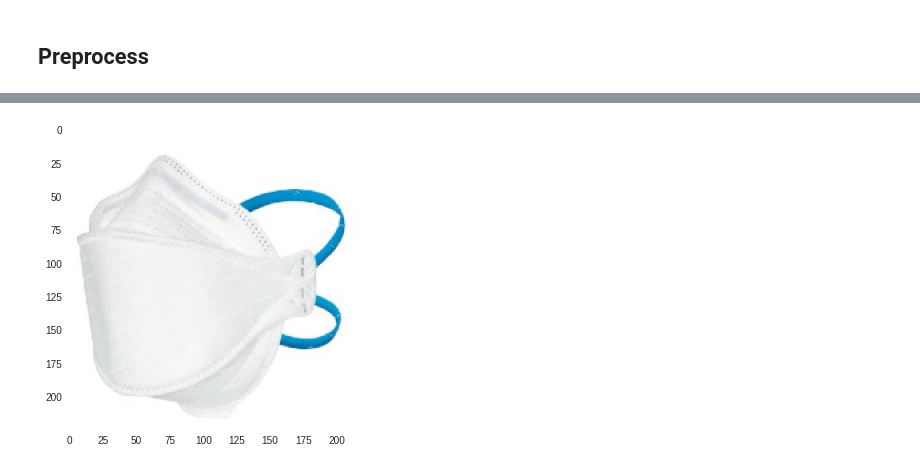
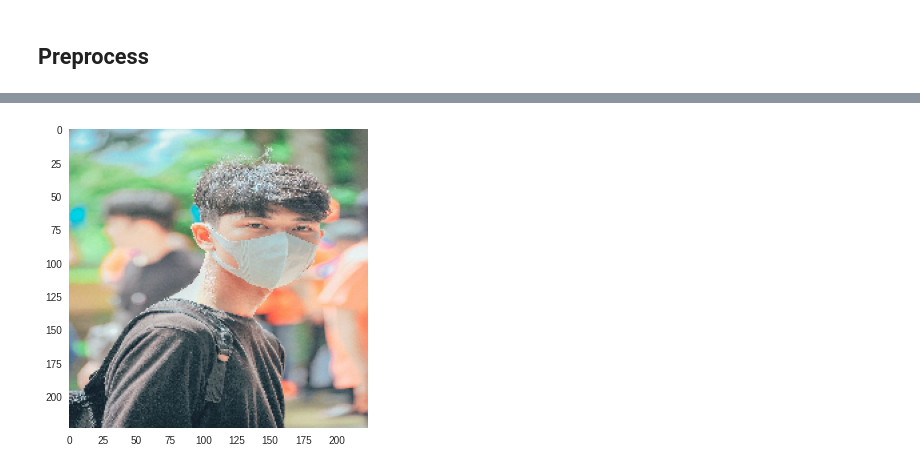
Before and after one commit to mrFahrenhiet/COVID_19_Mask_Detection, a Jupyter notebook: MaskDetect.ipynb, the cells around one changed output, grey strips where cells are left out. Cells and saved outputs as stored; diff of their text form; code cells hidden in the pictures.

```diff
--- a/MaskDetect.ipynb
+++ b/MaskDetect.ipynb
@@ -262,9 +309,11 @@ from keras.applications.mobilenet_v2 import preprocess_input
 # %%
-img = keras.preprocessing.image.load_img("/content/Dataset/Test/Mask/face_with_mask_10.jpg",target_size=(224,224))
-img = keras.preprocessing.image.img_to_array(img)
+img = tf.keras.preprocessing.image.load_img("/content/Dataset/Test/Mask/2072.jpg",target_size=(224,224))
+img = tf.keras.preprocessing.image.img_to_array(img)
+# %%
+img_show = img/255.0
 # %%
-plt.imshow(img)
+plt.imshow(img_show)
 plt.grid(False)
 # %% [output]
-[figure, old version]
+[figure, new version]
 # %%
```
Also changed, not shown: parts of 49 cells of this notebook.
